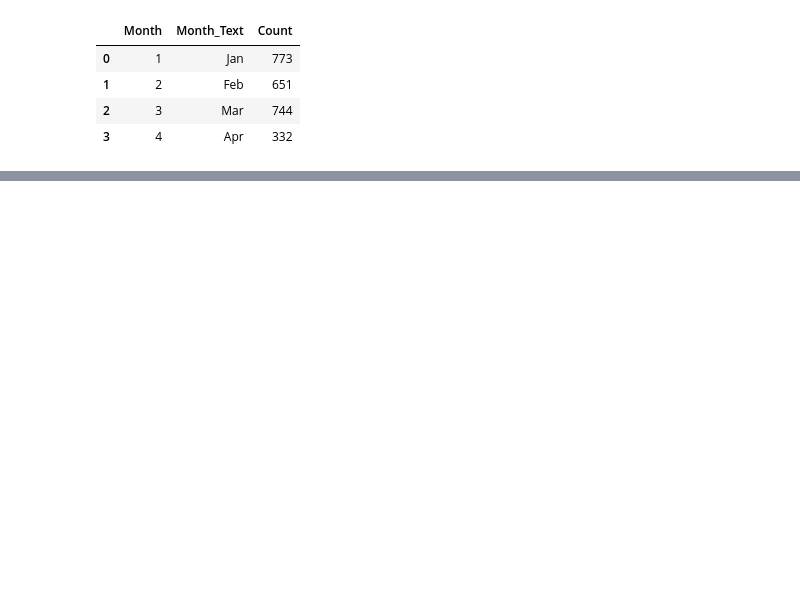
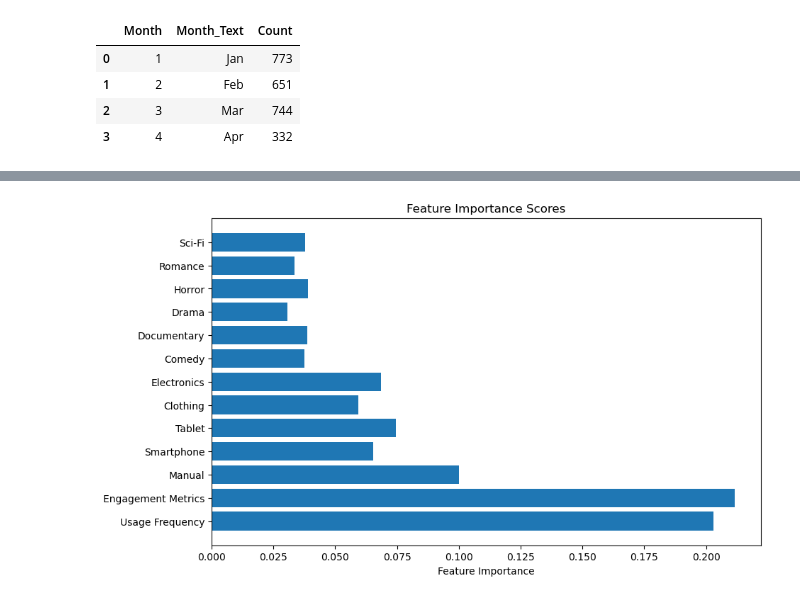
Before and after one commit to LEdwards-Analytics/Predictive-Modeling-for-Amazon-Prime-Subscription-Plans-Insights-from-User-Data, a Jupyter notebook: Amazon Prime Users Analysis.ipynb, the cells around one changed output, grey strips where cells are left out. Cells and saved outputs as stored; diff of their text form; code cells hidden in the pictures; blank space fills up the shorter version.

```diff
--- a/Amazon Prime Users Analysis.ipynb
+++ b/Amazon Prime Users Analysis.ipynb
@@ -105,0 +212,16 @@ plt.show()
+# %%
+# Define the columns you want to convert to dummy variables
+columns_to_convert = ['Renewal Status',
+                      'Devices Used',
+                      'Purchase History',
+                      'Favorite Genres',
+                      'Customer Support Interactions']
+
+# Create dummy variables for the specified columns
+dummy_variables = pd.get_dummies(data_model[columns_to_convert], drop_first=True, prefix='', prefix_sep='', dtype=int)
+
+# Concatenate the dummy variables with the original dataset
+data_model = pd.concat([data_model, dummy_variables], axis=1)
+
+# Drop the original categorical columns (optional)
+data_model.drop(columns=columns_to_convert, inplace=True)
@@ -105,0 +282,20 @@ plt.show()
+# %%
+# Separate features and target variable
+X = data_model.drop(columns=['Subscription Plan'])
+y = data_model['Subscription Plan']
+
+# Train random forest model
+rf = RandomForestClassifier()
+rf.fit(X, y)
+
+# Get feature importances
+feature_importances = rf.feature_importances_
+
+# Plot feature importances
+plt.figure(figsize=(10, 6))
+plt.barh(X.columns, feature_importances)
+plt.xlabel('Feature Importance')
+plt.title('Feature Importance Scores')
+plt.show()
+# %% [output]
+[figure, added]
```
Also changed, not shown: parts of 14 cells of this notebook.
